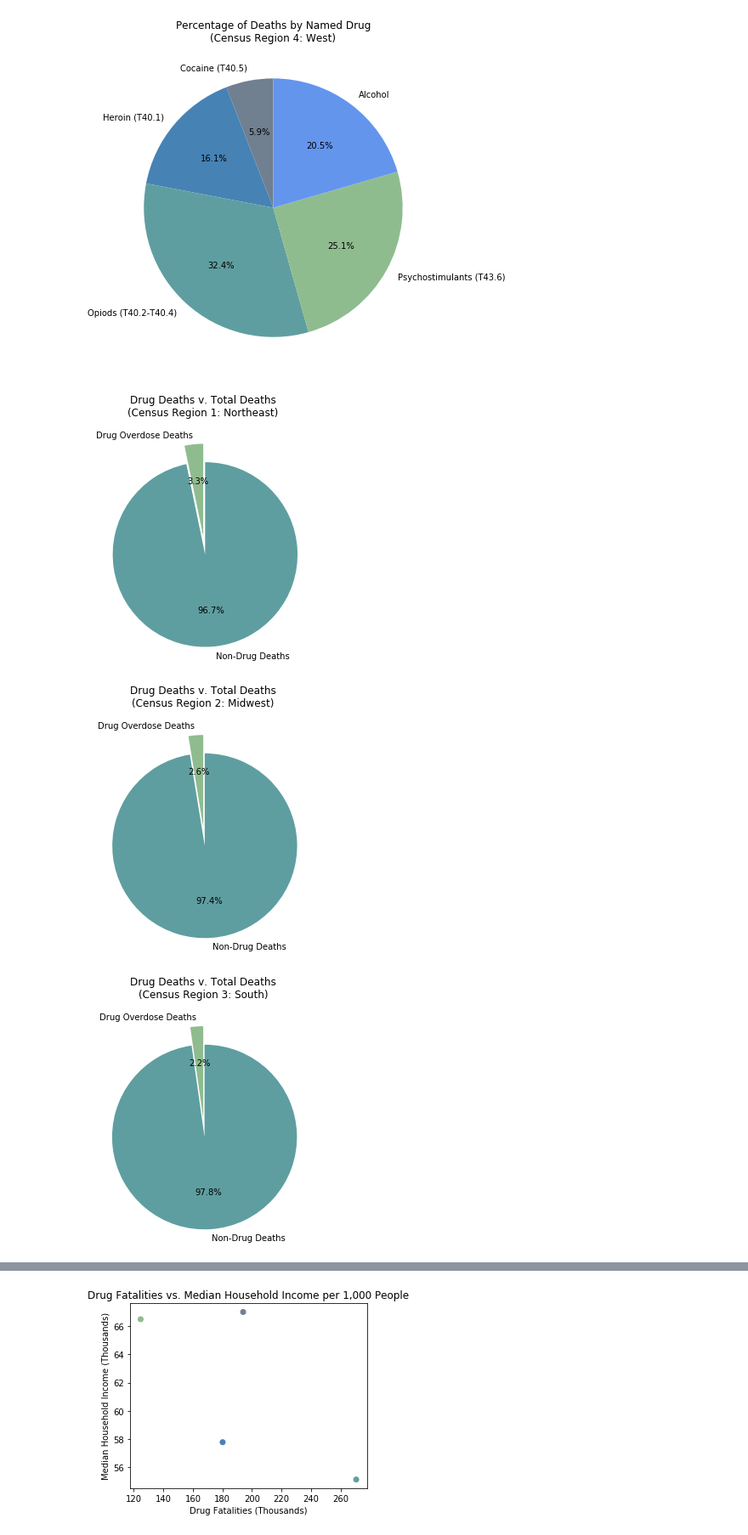
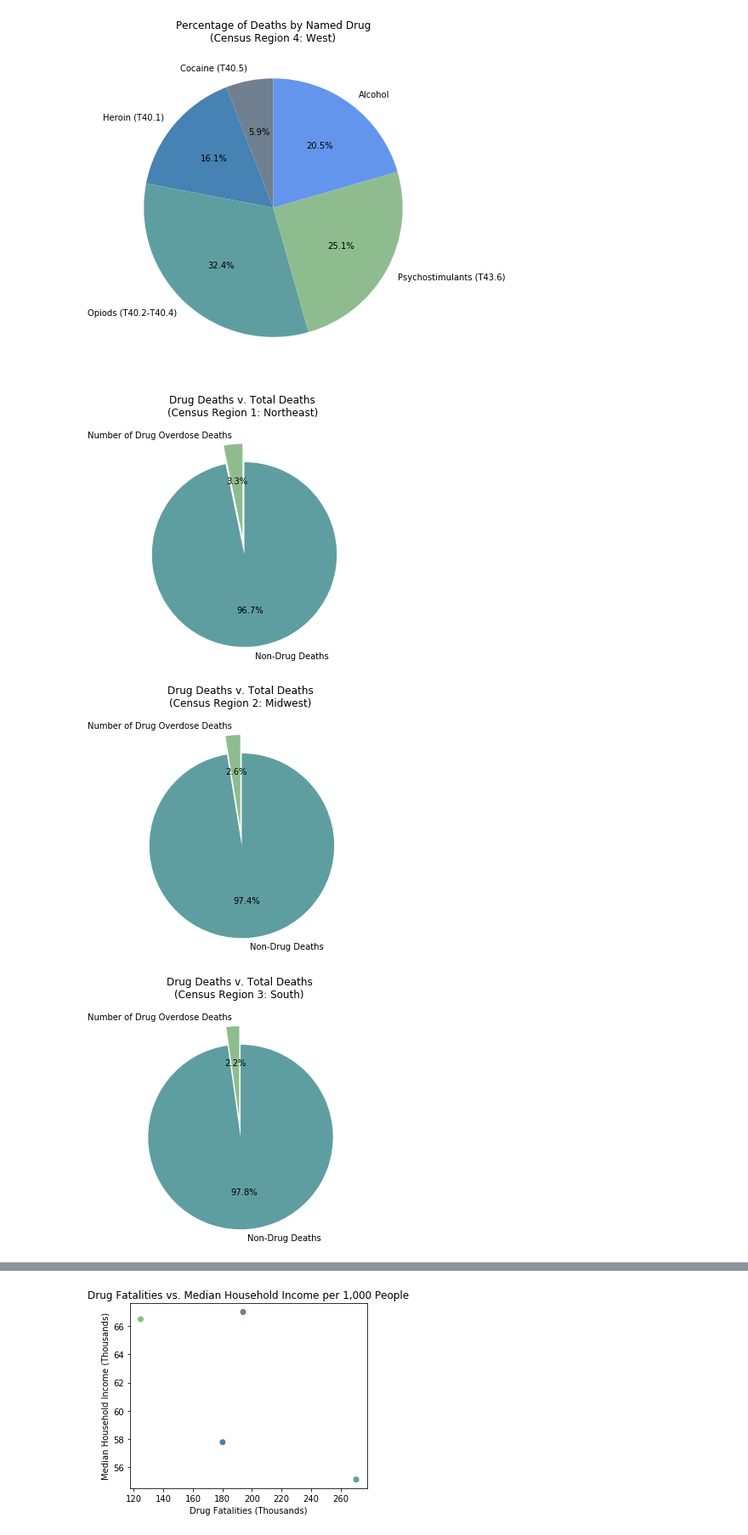
Before and after one commit to linmck/group_project_1, a Jupyter notebook: graphing.ipynb, the cells around one changed output, grey strips where cells are left out. Shown at 85% size. Drawn from its saved outputs; the diff is of its cells as text; code cells hidden in the pictures.

```diff
--- a/graphing.ipynb
+++ b/graphing.ipynb
@@ -89,7 +89,7 @@ total_death_reg = reg_pivot.drop(["Drug Arrests", "Alcohol","Homeless Population
                                   "Psychostimulants with abuse potential (T43.6)","Cocaine (T40.5)","Heroin (T40.1)"])
 total_death_reg = total_death_reg.append(pd.Series(name="Non-Drug Deaths"))
 total_death_reg.loc["Non-Drug Deaths"] = total_death_reg.loc["Number of Deaths"] - total_death_reg.loc["Number of Drug Overdose Deaths"]
-total_death_reg = total_death_reg.rename({"Number of Drug Overdose Deaths": "Drug Overdose Deaths"})
+# total_death_reg = total_death_reg.rename({"Number of Drug Overdose Deaths": "Drug Overdose Deaths"})
 total_death_reg = total_death_reg.drop("Number of Deaths")
 
 # Data to plot
@@ -105,33 +105,33 @@ fig1, death_ax1 = plt.subplots(figsize=(6, 5))
 death_ax1.pie(death_ax1_sizes, labels=labels, colors = colors, explode = (0, 0.2), autopct='%1.1f%%', startangle=90)
 death_ax1.set(aspect="equal", title="Drug Deaths v. Total Deaths\n(Census Region 1: Northeast)")
 
 plt.savefig("Output/death_totals/death_tot_1")
 plt.show()
 
 #Plot Census Region 2
 fig2, death_ax2 = plt.subplots(figsize=(6, 5))
 death_ax2.pie(death_ax2_sizes, labels=labels, colors = colors, explode = (0, 0.2), autopct='%1.1f%%', startangle=90)
 death_ax2.set(aspect="equal", title="Drug Deaths v. Total Deaths\n(Census Region 2: Midwest)")
 
 plt.savefig("Output/death_totals/death_tot_2")
 plt.show()
 
 #Plot Census Region 3
 fig3, death_ax3 = plt.subplots(figsize=(6, 5))
 death_ax3.pie(death_ax3_sizes, labels=labels, colors = colors, explode = (0, 0.2), autopct='%1.1f%%', startangle=90)
 death_ax3.set(aspect="equal", title="Drug Deaths v. Total Deaths\n(Census Region 3: South)")
 
 plt.savefig("Output/death_totals/death_tot_3")
 plt.show()
 
 #Plot Census Region 3
 fig4, death_ax4 = plt.subplots(figsize=(6, 5))
 death_ax4.pie(death_ax4_sizes, labels=labels, colors = colors, explode = (0, 0.2), autopct='%1.1f%%', startangle=90)
 death_ax4.set(aspect="equal", title="Drug Deaths v. Total Deaths\n(Census Region 4: West)")
 
 plt.savefig("Output/death_totals/death_tot_4")
 plt.show()
 # %% [output]
-[figure, old version]
+[figure, new version]
-[figure, old version]
+[figure, new version]
-[figure, old version]
+[figure, new version]
```
Also changed, not shown: parts of 2 cells of this notebook, 5 other files.
